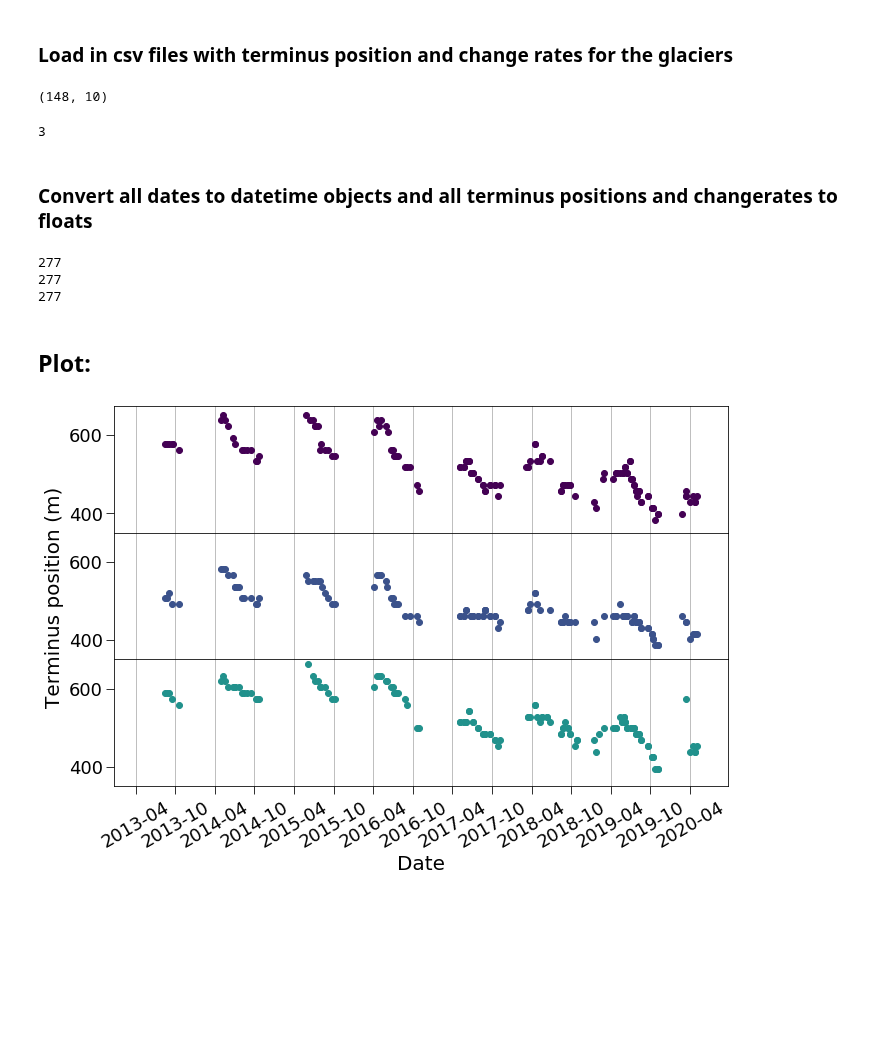
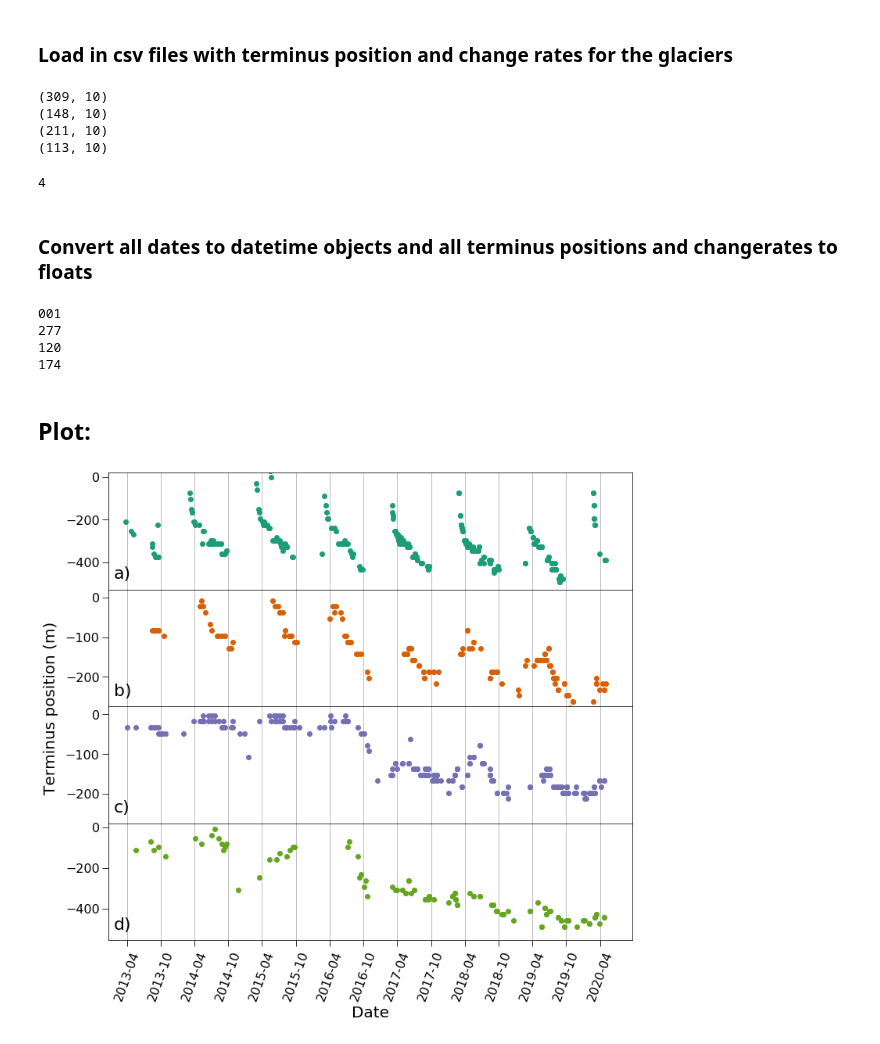
Before and after one commit to jukesliu/automated-glacier-terminus, a Jupyter notebook: Timeseries_plots.ipynb, the cells around one changed output. Saved outputs shown, nothing was run; the diff lists cells and outputs as text; code cells hidden in the pictures; blank space fills up the shorter version.

```diff
--- a/Timeseries_plots.ipynb
+++ b/Timeseries_plots.ipynb
@@ -20,8 +20,8 @@ csvpaths = '/home/jukes/Documents/Sample_glaciers/'
 basepath = '/media/jukes/jukes1/LS8aws/'
 massorsize = "mass"
 # BoxIDs = ['120', '160', '174','191', '220', '225', '240', '245', '270', '277', '279', '285', '290']
-# BoxIDs = ['001', '277', '120','174']
-BoxIDs = ['277']
+BoxIDs = ['001', '277', '120','174']
+# BoxIDs = ['277']
 # %% [markdown]
 ### Load in csv files with terminus position and change rates for the glaciers
 # %%
@@ -33,14 +33,17 @@ for BoxID in BoxIDs:
     df75 = pd.read_csv(csvpaths+'Tpos_Box'+BoxID+'_flowline75_filtered.csv', sep=',', dtype=str, header=0)
     print(df.shape)
     dfs.append(df)
-    dfs.append(df25)
-    dfs.append(df75)
+#     dfs.append(df25)
+#     dfs.append(df75)
 # %% [output]
+(309, 10)
 (148, 10)
+(211, 10)
+(113, 10)
 # %%
 len(dfs)
 # %% [output]
-3
+4
 # %% [markdown]
 ### Convert all dates to datetime objects and all terminus positions and changerates to floats
 # %%
@@ -65,13 +68,13 @@ for df in dfs:
     BoxID = list(df['BoxID'])[0]
     print(BoxID)
 
-#     max_position = max_pos[BoxID]
+    max_position = max_pos[BoxID]
     tpositions = []
     changes = []
 
     for tpos in term_positions:
         tpos = float(tpos)
-#         tpos = tpos - max_position
+        tpos = tpos - max_position
         tpositions.append(tpos)
 
     for crate in changerates:
@@ -82,69 +85,70 @@ for df in dfs:
     df['tpos'] = tpositions
     df['changerate'] = changes
 # %% [output]
+001
 277
-277
-277
+120
+174
 # %% [markdown]
 ## Plot:
 # %%
 # nplots = len(BoxIDs) # set number of subplots
-nplots = 3
-colors = pl.cm.viridis(np.linspace(0,0.5, nplots)) # generate colors using a colormap
+nplots = 4
+colors = pl.cm.Dark2(np.linspace(0,0.5, nplots)) # generate colors using a colormap
 panels = ['a)', 'b)', 'c)', 'd)']
 # ylims_bottom = [-250, -350, -400,-1075, -100, -375 , -175, -100, -450, -350, -250, -250, -400] # set different y limits for each plot
-ylims_bottom = [-530, -325, -250, -555] # sample10
+ylims_bottom = [-530, -275, -275, -555] # sample10
 # ylims_bottom = [-300, -300, -300]
 
-fig, axs = plt.subplots(nplots, 1, sharex=True, figsize=(11,7))
+fig, axs = plt.subplots(nplots, 1, sharex=True, figsize=(12,11))
 fig.subplots_adjust(hspace=0) # Remove horizontal space between axes
 
 for i in range(0, nplots):
     ax = axs[i]; df = dfs[i]; col = colors[i];
 #     BoxID = BoxIDs[i] # grab repeated values
     ax.plot(df['datetimes'], df['tpos'], color=col, marker='o', markersize=6, linewidth=0) # plot
-#     ax.set_ylim(ylims_bottom[i], 20) # y limits
+    ax.set_ylim(ylims_bottom[i], 20) # y limits
 #     ax.set_ylim(-515, 20) # constant ylimits
-    ax.set_ylim(350,675) # for Box277 flowlines
+#     ax.set_ylim(350,675) # for Box277 flowlines
     ax.set_xlim(datetime.date(2013, 1, 1), datetime.date(2020, 10, 1))
 #     ax.set_ylabel('Box'+BoxID, fontsize=14, color='k') # y-axis label for subplot
-    ax.tick_params(direction='out', colors='k', size=8, labelsize=18) # tick parameters
-    ax.tick_params(axis='x', labelrotation=30, labelsize=18) # rotate xticks
+    ax.tick_params(direction='out', colors='k', size=8, labelsize=16) # tick parameters
+    ax.tick_params(axis='x', labelrotation=70, labelsize=16) # rotate xticks
 
     #set date labels and spacing:
     ax.set_xticks([datetime.date(2013, 4, 10), datetime.date(2013, 10, 10),
                     datetime.date(2014, 4, 10), datetime.date(2014, 10, 10),
                     datetime.date(2015, 4, 10), datetime.date(2015, 10, 10),
                    datetime.date(2016, 4, 10), datetime.date(2016, 10, 10),
                    datetime.date(2017, 4, 10),datetime.date(2017, 10, 10),
                  datetime.date(2018, 4, 10),datetime.date(2018, 10, 10),
                  datetime.date(2019, 4, 10),datetime.date(2019, 10, 10),
                  datetime.date(2020, 4, 10)])
     ax.set_xticklabels(['2013-04', '2013-10',
                         '2014-04', '2014-10',
                         '2015-04', '2015-10',
                         '2016-04', '2016-10',
                         '2017-04', '2017-10',
                         '2018-04', '2018-10',
                         '2019-04', '2019-10',
-                        '2020-04', ])
+                        '2020-04'])
     ax.grid(axis='x') # turn on grid lines
 
-#     ax.text(0.01, 0.2, panels[i], fontsize=22, transform=ax.transAxes, verticalalignment='top',
-#            fontdict={'weight': 'normal'}) # panel labels (a, b, c, d)
+    ax.text(0.01, 0.2, panels[i], fontsize=22, transform=ax.transAxes, verticalalignment='top',
+           fontdict={'weight': 'normal'}) # panel labels (a, b, c, d)
 
 #Set common x label
 for ax in axs:
     ax.set_xlabel('Date', fontsize=20)
 #Set common y label
-fig.text(0.05, 0.5, 'Terminus position (m)', va='center', ha='center', rotation='vertical', fontsize=20)
+fig.text(0.04, 0.5, 'Terminus position (m)', va='center', ha='center', rotation='vertical', fontsize=20)
 
 # #Save figure
 plt.savefig(csvpaths+"/Figures/Tpos_timeseries_"+str(datetime. datetime. today())[:-16]+".png", dpi=500, bbox_inches='tight')
 
 plt.show()
 # %% [output]
-[figure, old version]
+[figure, new version]
 # %%
 # series(dates)
 # %%
```
Also changed, not shown: 4 other files.
